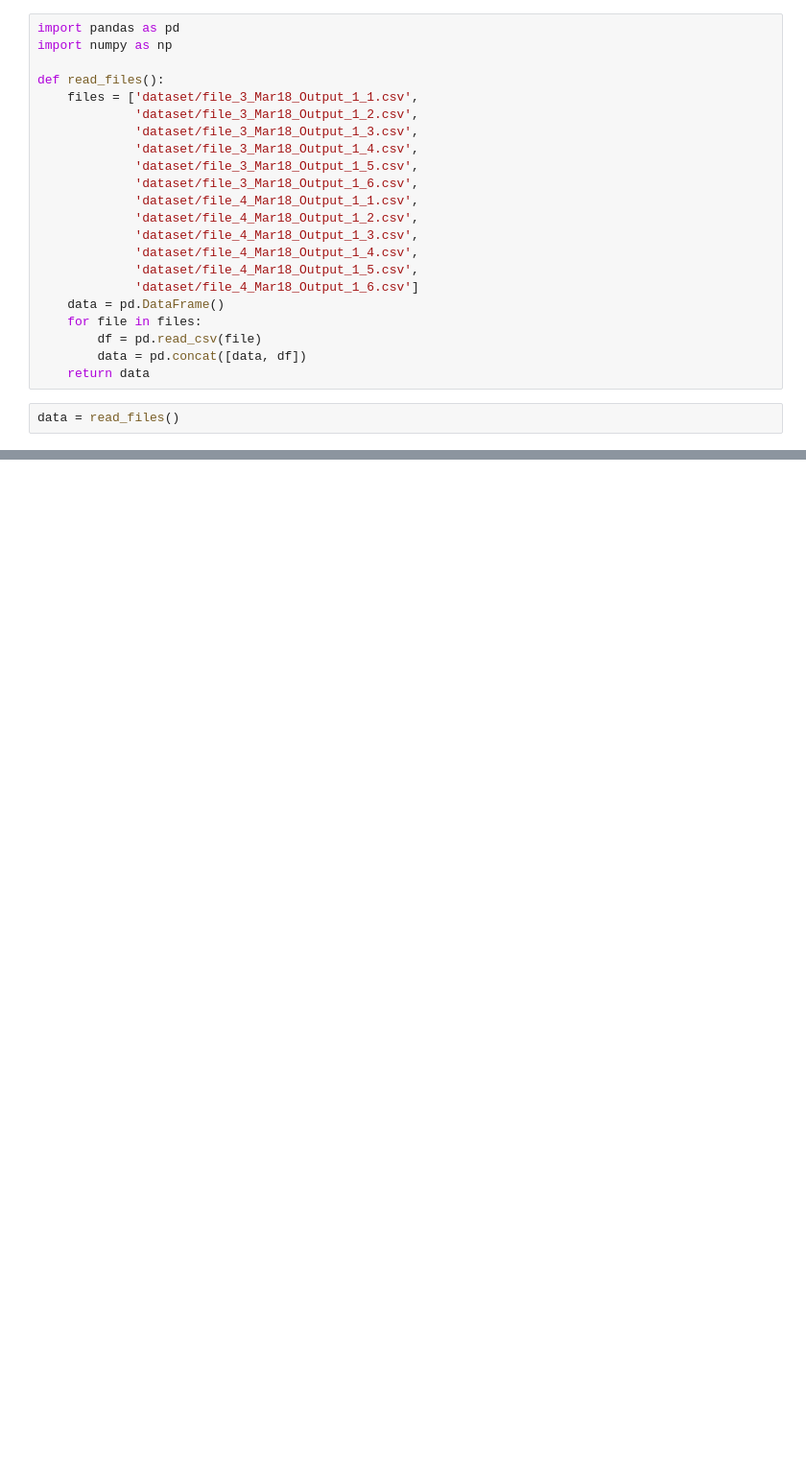
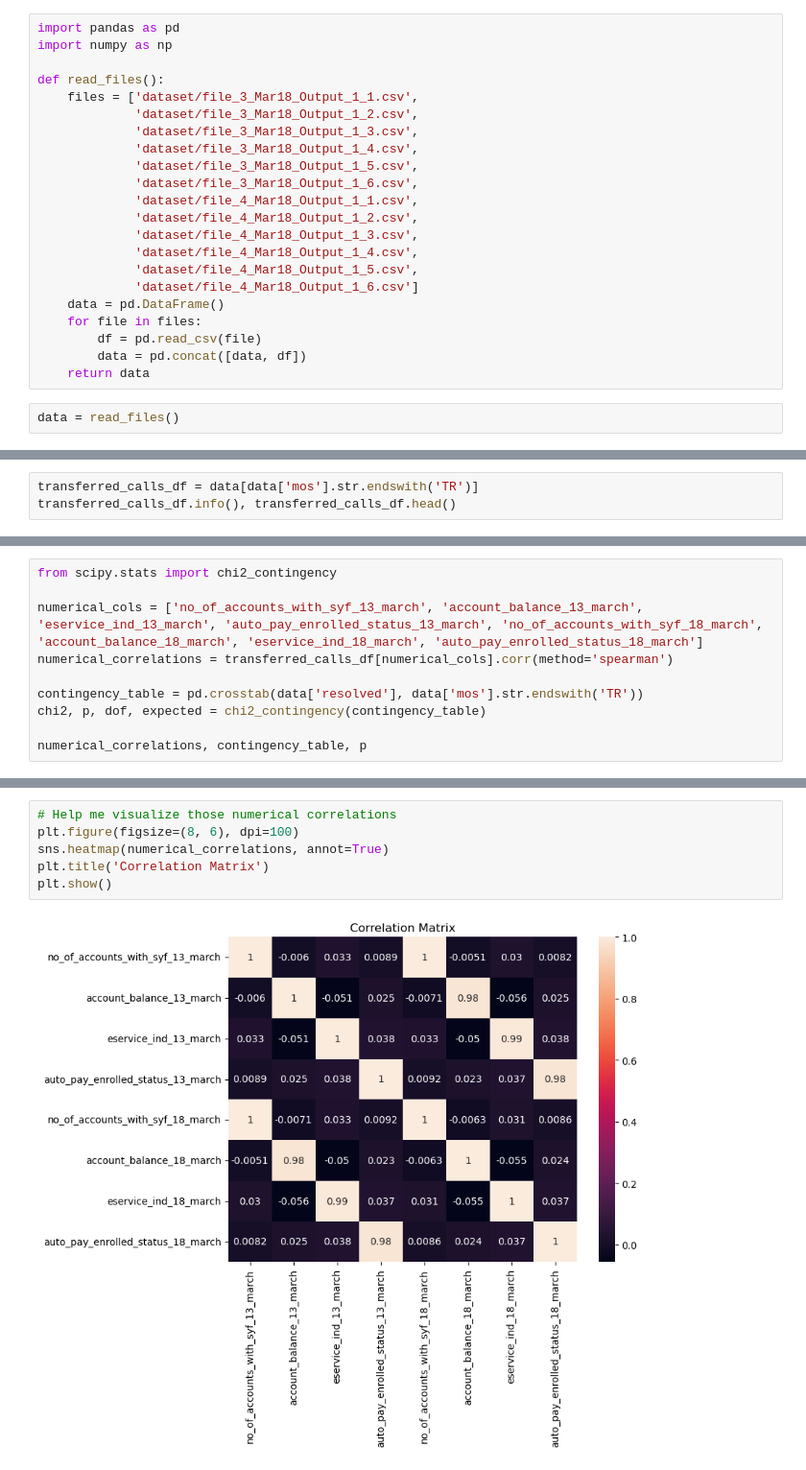
Before and after one commit to Johann-Cardenas/Datathon-2024, a Jupyter notebook: EDA.ipynb, the cells around one changed output, grey strips where cells are left out. Shown: that part at 96% size. Cells and saved outputs as stored; diff of their text form; blank space fills up the shorter version.

```diff
--- a/EDA.ipynb
+++ b/EDA.ipynb
@@ -44,0 +99,3 @@ print(data.head(5))
+# %%
+transferred_calls_df = data[data['mos'].str.endswith('TR')]
+transferred_calls_df.info(), transferred_calls_df.head()
@@ -44,0 +137,10 @@ print(data.head(5))
+# %%
+from scipy.stats import chi2_contingency
+
+numerical_cols = ['no_of_accounts_with_syf_13_march', 'account_balance_13_march', 'eservice_ind_13_march', 'auto_pay_enrolled_status_13_march', 'no_of_accounts_with_syf_18_march', 'account_balance_18_march', 'eservice_ind_18_march', 'auto_pay_enrolled_status_18_march']
+numerical_correlations = transferred_calls_df[numerical_cols].corr(method='spearman')
+
+contingency_table = pd.crosstab(data['resolved'], data['mos'].str.endswith('TR'))
+chi2, p, dof, expected = chi2_contingency(contingency_table)
+
+numerical_correlations, contingency_table, p
@@ -44,0 +165,8 @@ print(data.head(5))
+# %%
+# Help me visualize those numerical correlations
+plt.figure(figsize=(8, 6), dpi=100)
+sns.heatmap(numerical_correlations, annot=True)
+plt.title('Correlation Matrix')
+plt.show()
+# %% [output]
+[figure, added]
```
Also changed, not shown: parts of 17 cells of this notebook.
